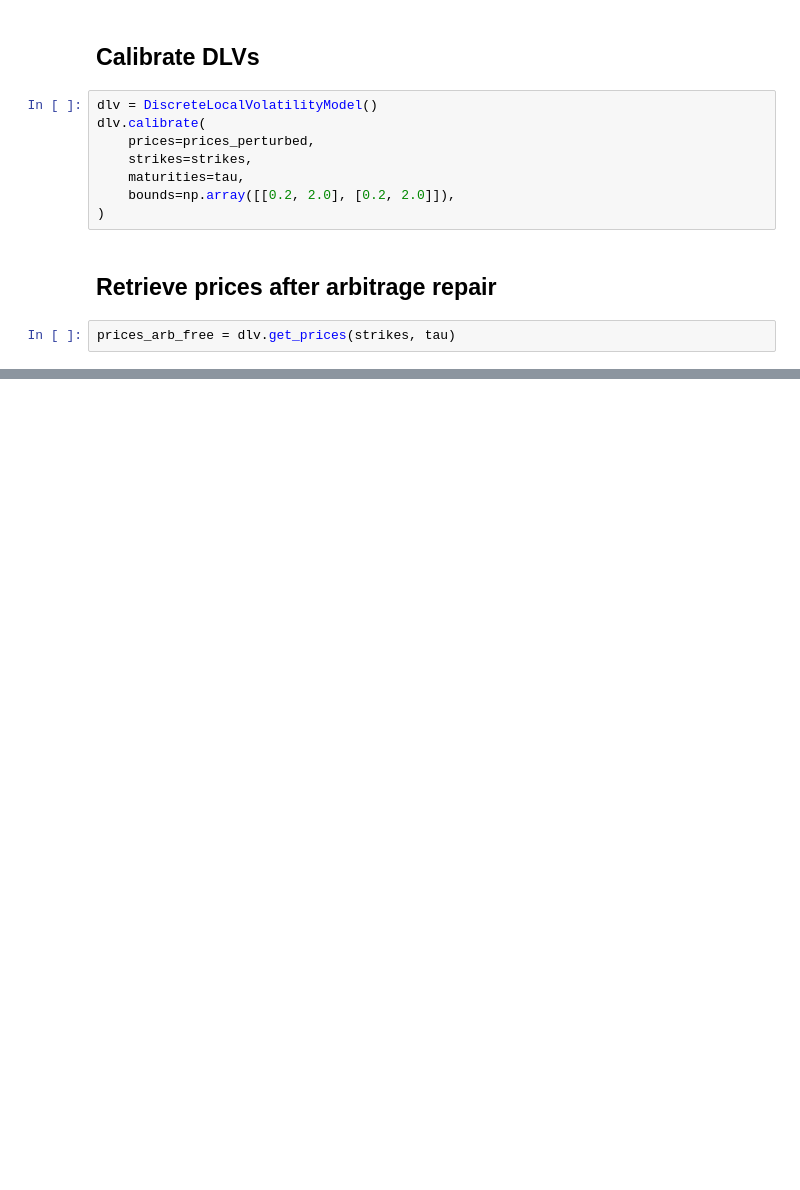
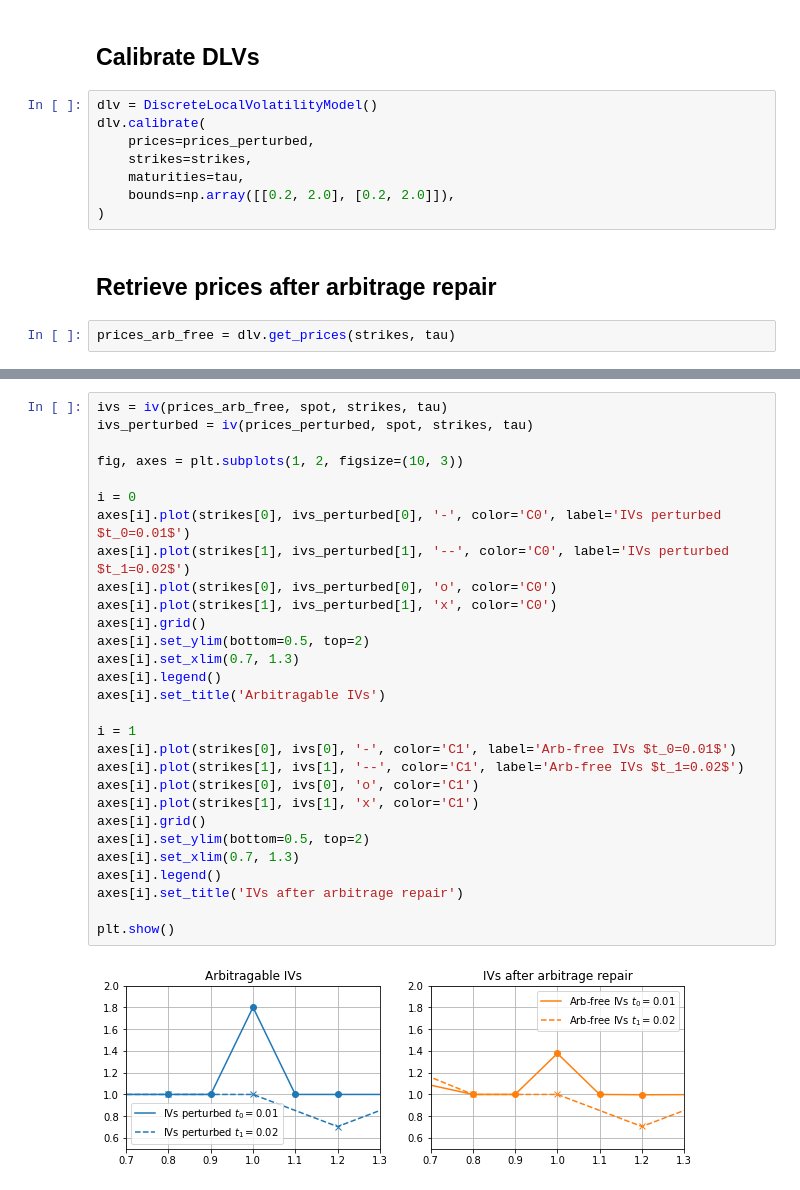
Before and after one commit to mwbrulhardt/gleam, a Jupyter notebook: examples/arbitrage_repair.ipynb, the cells around one changed output, grey strips where cells are left out. Saved outputs shown, nothing was run; the diff lists cells and outputs as text; blank space fills up the shorter version.

```diff
--- a/examples/arbitrage_repair.ipynb
+++ b/examples/arbitrage_repair.ipynb
@@ -101,0 +140,31 @@ plt.show()
+# %%
+ivs = iv(prices_arb_free, spot, strikes, tau)
+ivs_perturbed = iv(prices_perturbed, spot, strikes, tau)
+
+fig, axes = plt.subplots(1, 2, figsize=(10, 3))
+
+i = 0
+axes[i].plot(strikes[0], ivs_perturbed[0], '-', color='C0', label='IVs perturbed $t_0=0.01$')
+axes[i].plot(strikes[1], ivs_perturbed[1], '--', color='C0', label='IVs perturbed $t_1=0.02$')
+axes[i].plot(strikes[0], ivs_perturbed[0], 'o', color='C0')
+axes[i].plot(strikes[1], ivs_perturbed[1], 'x', color='C0')
+axes[i].grid()
+axes[i].set_ylim(bottom=0.5, top=2)
+axes[i].set_xlim(0.7, 1.3)
+axes[i].legend()
+axes[i].set_title('Arbitragable IVs')
+
+i = 1
+axes[i].plot(strikes[0], ivs[0], '-', color='C1', label='Arb-free IVs $t_0=0.01$')
+axes[i].plot(strikes[1], ivs[1], '--', color='C1', label='Arb-free IVs $t_1=0.02$')
+axes[i].plot(strikes[0], ivs[0], 'o', color='C1')
+axes[i].plot(strikes[1], ivs[1], 'x', color='C1')
+axes[i].grid()
+axes[i].set_ylim(bottom=0.5, top=2)
+axes[i].set_xlim(0.7, 1.3)
+axes[i].legend()
+axes[i].set_title('IVs after arbitrage repair')
+
+plt.show()
+# %% [output]
+[figure, added]
```
Also changed, not shown: parts of 5 cells of this notebook.
